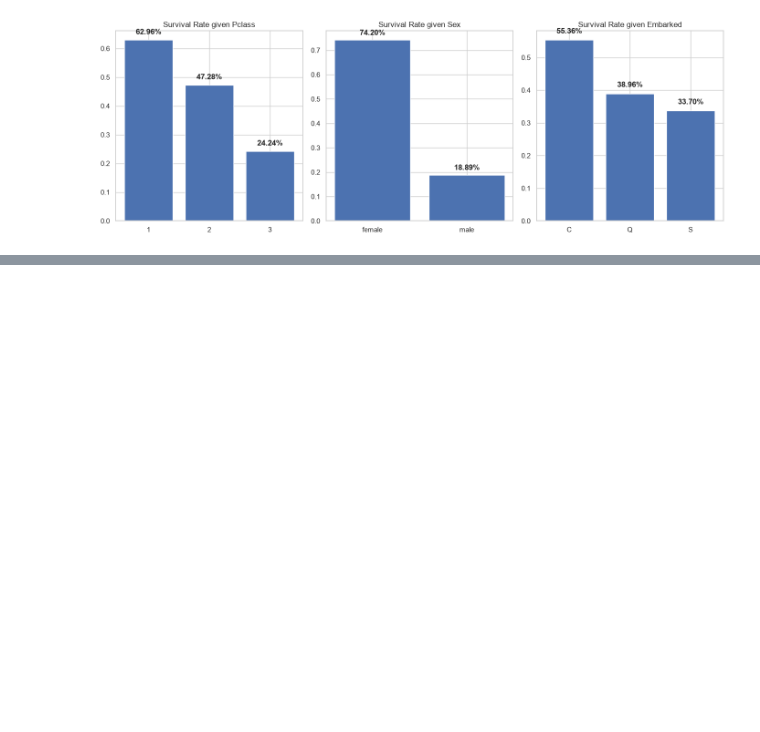
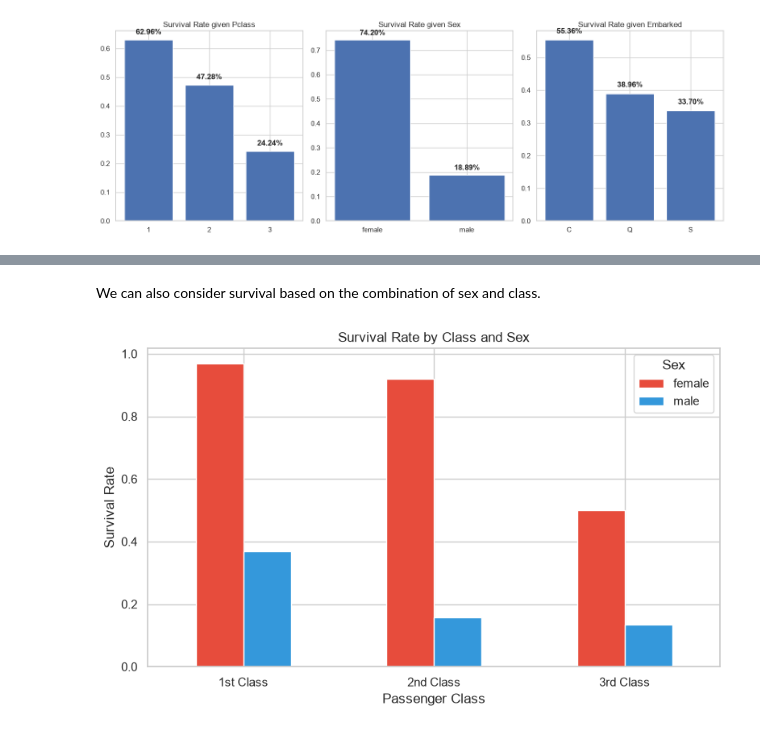
Before and after one commit to AlexZXu/data-science-learning, a Jupyter notebook: titanic/titanic1.ipynb, the cells around one changed output, grey strips where cells are left out. Cells and saved outputs as stored; diff of their text form; code cells hidden in the pictures; blank space fills up the shorter version.

```diff
--- a/titanic/titanic1.ipynb
+++ b/titanic/titanic1.ipynb
@@ -307,0 +326,17 @@ plt.show()
+# %% [markdown]
+We can also consider survival based on the combination of sex and class.
+# %%
+fig, ax = plt.subplots(figsize=(8, 5))
+
+survival_grouped = df.groupby(["Pclass", "Sex"])["Survived"].mean().unstack() #unstack moves one level of rows into columns
+
+survival_grouped.plot(kind="bar", ax=ax, color=["#e74c3c", "#3498db"])
+ax.set_title("Survival Rate by Class and Sex")
+ax.set_ylabel("Survival Rate")
+ax.set_xlabel("Passenger Class")
+ax.set_xticklabels(["1st Class", "2nd Class", "3rd Class"], rotation=0)
+ax.legend(title="Sex")
+plt.tight_layout()
+plt.show()
+# %% [output]
+[figure, added]
```
Also changed, not shown: parts of 16 cells of this notebook.
